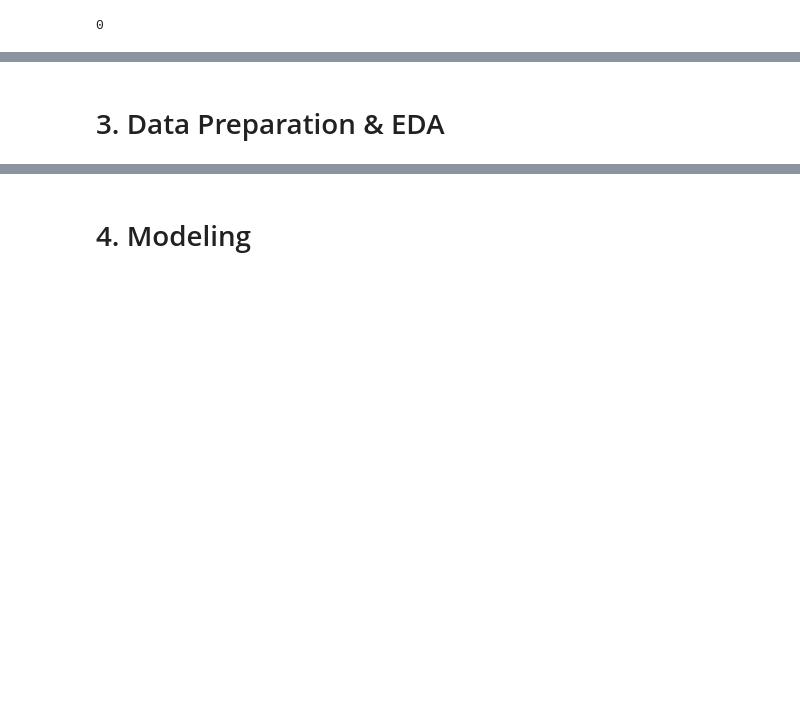
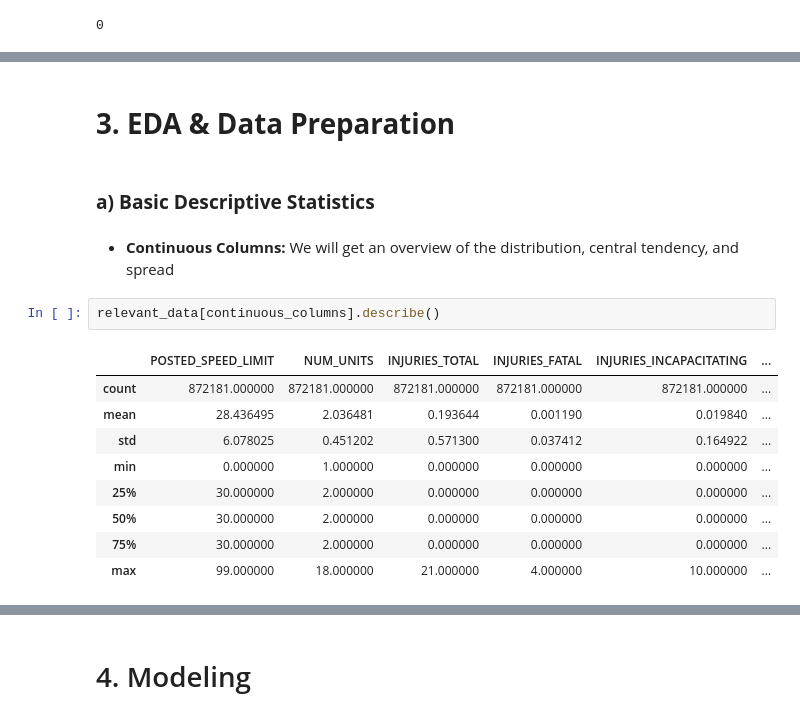
Before and after one commit to MMJGGR/Phase_4_Project, a Jupyter notebook: index.ipynb, the cells around one changed output, grey strips where cells are left out. Cells and saved outputs as stored; diff of their text form; blank space fills up the shorter version.

```diff
--- a/index.ipynb
+++ b/index.ipynb
@@ -257,2 +259,18 @@ We have 22 categorical columns and 12 continuous columns
 # %% [markdown]
-# 3. Data Preparation & EDA
+# **3. EDA & Data Preparation**
+# %% [markdown]
+### **a) Basic Descriptive Statistics**
+# %% [markdown]
+- **Continuous Columns:** We will get an overview of the distribution, central tendency, and spread
+# %%
+relevant_data[continuous_columns].describe()
+# %% [output]
+|  | POSTED_SPEED_LIMIT | NUM_UNITS | INJURIES_TOTAL | INJURIES_FATAL | INJURIES_INCAPACITATING | ... |
+| count | 872181.000000 | 872181.000000 | 872181.000000 | 872181.000000 | 872181.000000 | ... |
+| mean | 28.436495 | 2.036481 | 0.193644 | 0.001190 | 0.019840 | ... |
+| std | 6.078025 | 0.451202 | 0.571300 | 0.037412 | 0.164922 | ... |
+| min | 0.000000 | 1.000000 | 0.000000 | 0.000000 | 0.000000 | ... |
+| 25% | 30.000000 | 2.000000 | 0.000000 | 0.000000 | 0.000000 | ... |
+| 50% | 30.000000 | 2.000000 | 0.000000 | 0.000000 | 0.000000 | ... |
+| 75% | 30.000000 | 2.000000 | 0.000000 | 0.000000 | 0.000000 | ... |
+| max | 99.000000 | 18.000000 | 21.000000 | 4.000000 | 10.000000 | ... |
```
Also changed, not shown: parts of 25 cells of this notebook.
